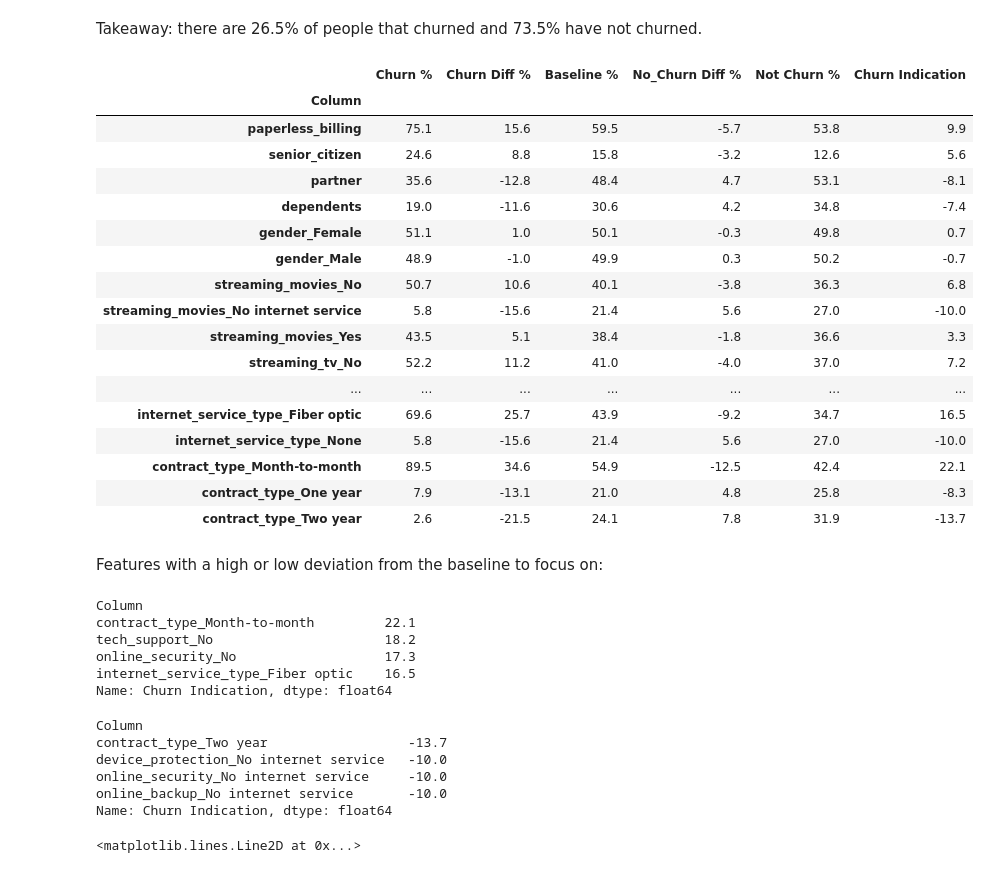
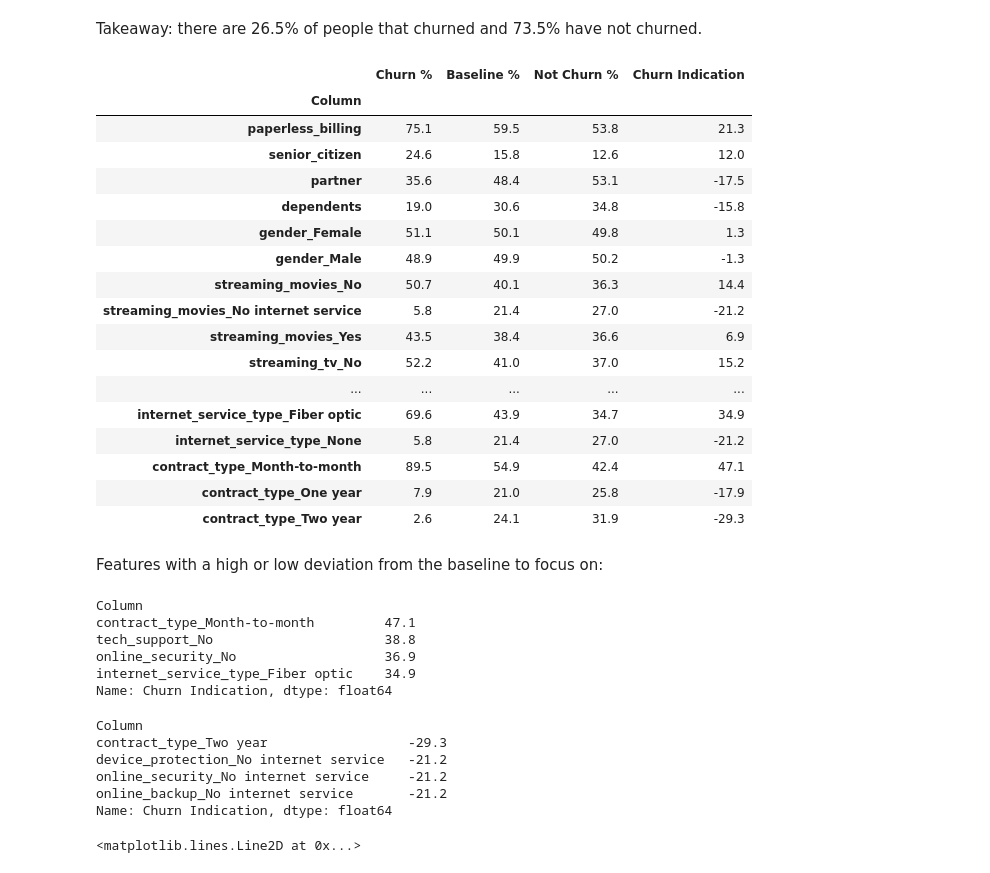
Before and after one commit to JoshuaHolt-Tech/classification_project, a Jupyter notebook: working_notebook.ipynb, the cells around one changed output. Cells and saved outputs as stored; diff of their text form; code cells hidden in the pictures.

```diff
--- a/working_notebook.ipynb
+++ b/working_notebook.ipynb
@@ -140,44 +140,42 @@ no_churn.drop(columns=cols_to_drop, inplace = True)
 # %%
 #Printing a comparison between the baseline and the churn/no_churn DataFrames:
 distros = []
 for item in churn_df:
     bl = round(sum(train_df[item]) / len(train_df[item]) * 100,1)
     churn = round(sum(churn_df[item]) / len(churn_df[item]) * 100,1)
     no_c = round(sum(no_churn[item]) / len(no_churn[item]) * 100,1)
 
     output = {"Column" : item,
               "Churn %": churn,
-              "Churn Diff %": churn - bl,
               "Baseline %" : bl ,
-              "No_Churn Diff %": no_c - bl,
               "Not Churn %": no_c,
-              "Churn Indication":(churn - bl) + (no_c - bl) }
+              "Churn Indication":(churn - no_c) }
 
     distros.append(output)
 dis_df = pd.DataFrame(distros)
 dis_df = dis_df.set_index('Column')
 churn_ind = dis_df.sort_values("Churn Indication", ascending=False).head(4)
 anti_churn = dis_df.sort_values("Churn Indication", ascending=True).head(4)
 dis_df
 # %% [output]
-|  | Churn % | Churn Diff % | Baseline % | No_Churn Diff % | Not Churn % | Churn Indication |
-| Column |  |  |  |  |  |  |
-| paperless_billing | 75.1 | 15.6 | 59.5 | -5.7 | 53.8 | 9.9 |
-| senior_citizen | 24.6 | 8.8 | 15.8 | -3.2 | 12.6 | 5.6 |
-| partner | 35.6 | -12.8 | 48.4 | 4.7 | 53.1 | -8.1 |
-| dependents | 19.0 | -11.6 | 30.6 | 4.2 | 34.8 | -7.4 |
-| gender_Female | 51.1 | 1.0 | 50.1 | -0.3 | 49.8 | 0.7 |
-| gender_Male | 48.9 | -1.0 | 49.9 | 0.3 | 50.2 | -0.7 |
-| streaming_movies_No | 50.7 | 10.6 | 40.1 | -3.8 | 36.3 | 6.8 |
-| streaming_movies_No internet service | 5.8 | -15.6 | 21.4 | 5.6 | 27.0 | -10.0 |
-| streaming_movies_Yes | 43.5 | 5.1 | 38.4 | -1.8 | 36.6 | 3.3 |
-| streaming_tv_No | 52.2 | 11.2 | 41.0 | -4.0 | 37.0 | 7.2 |
-| ... | ... | ... | ... | ... | ... | ... |
-| internet_service_type_Fiber optic | 69.6 | 25.7 | 43.9 | -9.2 | 34.7 | 16.5 |
-| internet_service_type_None | 5.8 | -15.6 | 21.4 | 5.6 | 27.0 | -10.0 |
-| contract_type_Month-to-month | 89.5 | 34.6 | 54.9 | -12.5 | 42.4 | 22.1 |
-| contract_type_One year | 7.9 | -13.1 | 21.0 | 4.8 | 25.8 | -8.3 |
-| contract_type_Two year | 2.6 | -21.5 | 24.1 | 7.8 | 31.9 | -13.7 |
+|  | Churn % | Baseline % | Not Churn % | Churn Indication |
+| Column |  |  |  |  |
+| paperless_billing | 75.1 | 59.5 | 53.8 | 21.3 |
+| senior_citizen | 24.6 | 15.8 | 12.6 | 12.0 |
+| partner | 35.6 | 48.4 | 53.1 | -17.5 |
+| dependents | 19.0 | 30.6 | 34.8 | -15.8 |
+| gender_Female | 51.1 | 50.1 | 49.8 | 1.3 |
+| gender_Male | 48.9 | 49.9 | 50.2 | -1.3 |
+| streaming_movies_No | 50.7 | 40.1 | 36.3 | 14.4 |
+| streaming_movies_No internet service | 5.8 | 21.4 | 27.0 | -21.2 |
+| streaming_movies_Yes | 43.5 | 38.4 | 36.6 | 6.9 |
+| streaming_tv_No | 52.2 | 41.0 | 37.0 | 15.2 |
+| ... | ... | ... | ... | ... |
+| internet_service_type_Fiber optic | 69.6 | 43.9 | 34.7 | 34.9 |
+| internet_service_type_None | 5.8 | 21.4 | 27.0 | -21.2 |
+| contract_type_Month-to-month | 89.5 | 54.9 | 42.4 | 47.1 |
+| contract_type_One year | 7.9 | 21.0 | 25.8 | -17.9 |
+| contract_type_Two year | 2.6 | 24.1 | 31.9 | -29.3 |
 # %% [markdown]
 Features with a high or low deviation from the baseline to focus on:
 # %%
@@ -185,20 +183,20 @@ Features with a high or low deviation from the baseline to focus on:
 churn_ind["Churn Indication"]
 # %% [output]
 Column
-contract_type_Month-to-month         22.1
-tech_support_No                      18.2
-online_security_No                   17.3
-internet_service_type_Fiber optic    16.5
+contract_type_Month-to-month         47.1
+tech_support_No                      38.8
+online_security_No                   36.9
+internet_service_type_Fiber optic    34.9
 Name: Churn Indication, dtype: float64
 # %%
 #Indicators that a customer won't churn
 anti_churn["Churn Indication"]
 # %% [output]
 Column
-contract_type_Two year                  -13.7
-device_protection_No internet service   -10.0
-online_security_No internet service     -10.0
-online_backup_No internet service       -10.0
+contract_type_Two year                  -29.3
+device_protection_No internet service   -21.2
+online_security_No internet service     -21.2
+online_backup_No internet service       -21.2
 Name: Churn Indication, dtype: float64
 # %%
 #building a plot to show a relationship between tenure, monthly_charges and churn
```
Also changed, not shown: parts of 12 cells of this notebook, 2 other files.
